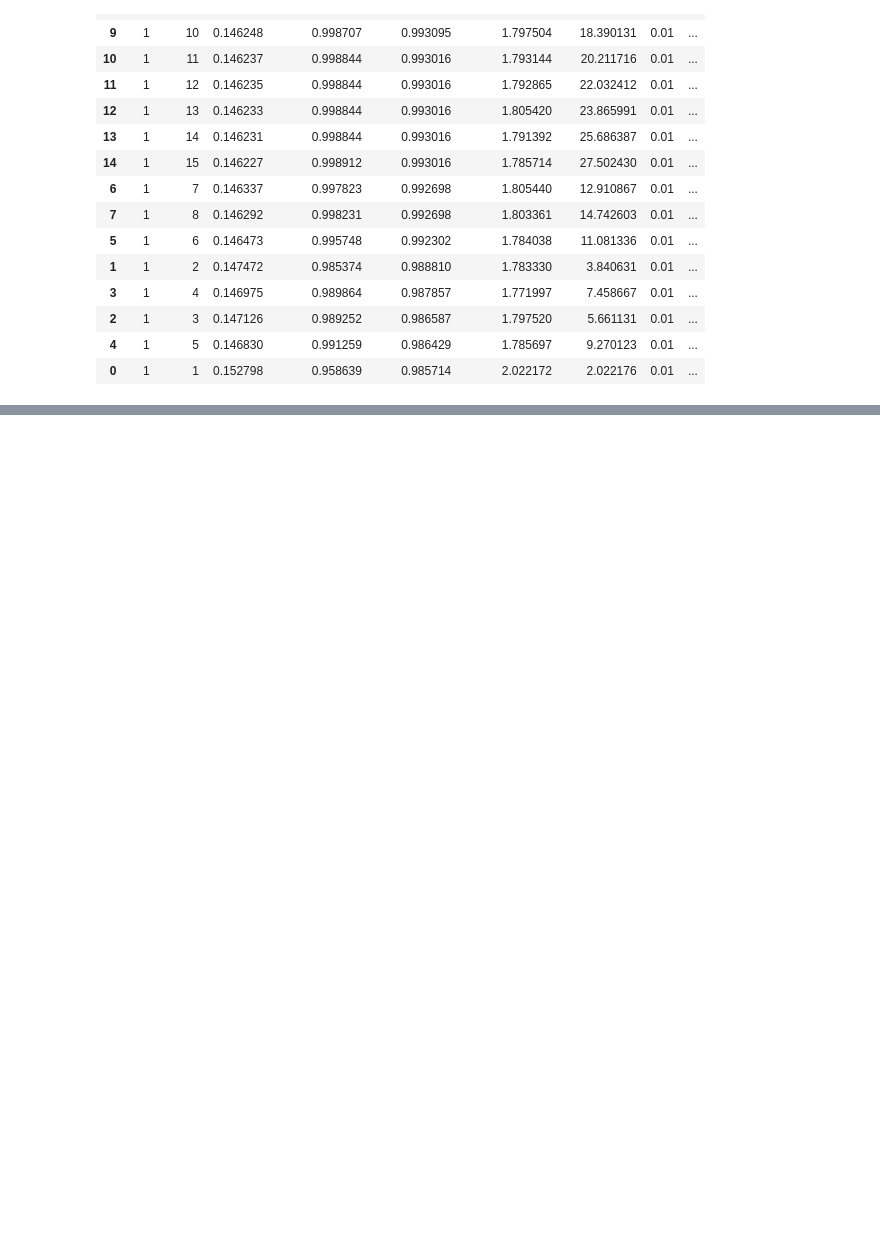
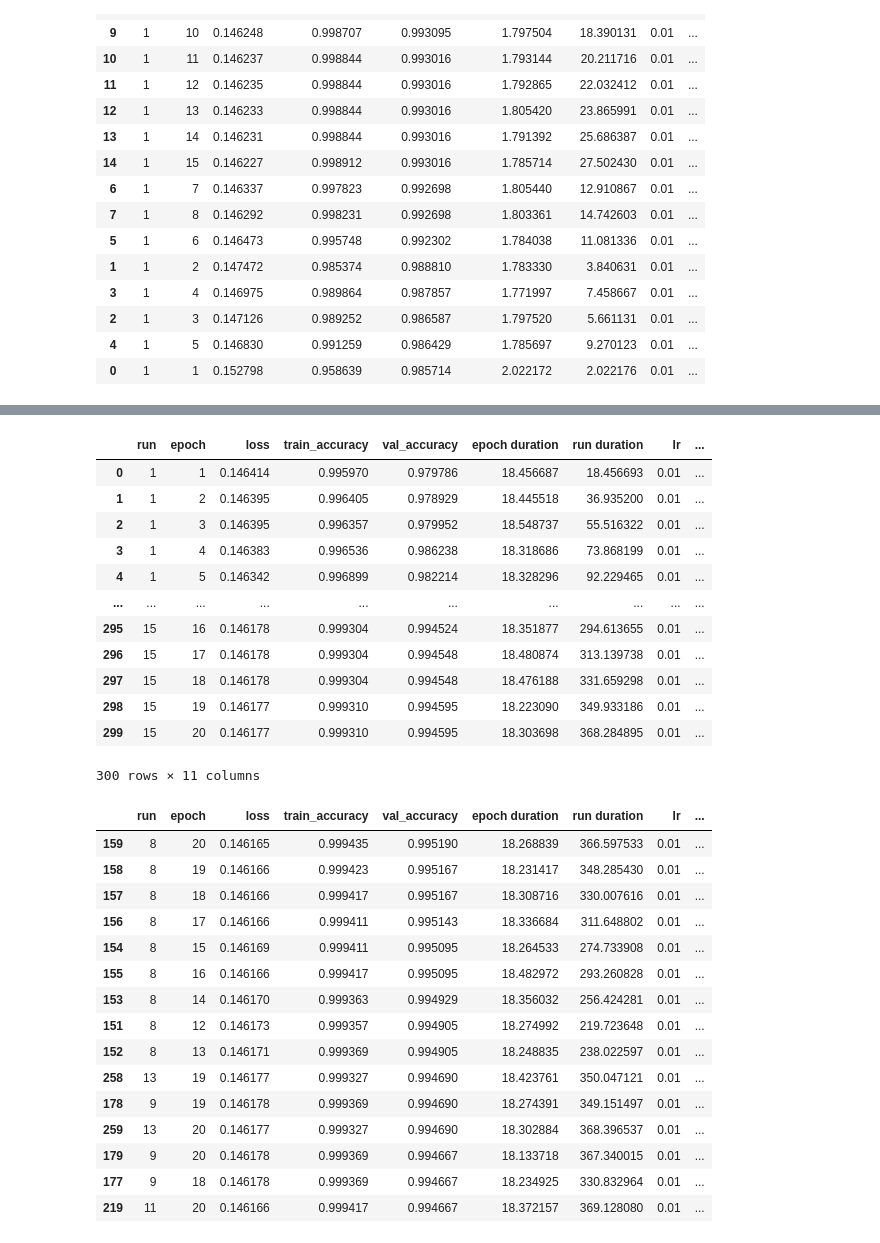
Before and after one commit to vintagedeek/mnist, a Jupyter notebook: kaggle_mnist_cnn_v1_99.ipynb, the cells around one changed output, grey strips where cells are left out. Saved outputs shown, nothing was run; the diff lists cells and outputs as text; code cells hidden in the pictures; blank space fills up the shorter version.

```diff
--- a/kaggle_mnist_cnn_v1_99.ipynb
+++ b/kaggle_mnist_cnn_v1_99.ipynb
@@ -1106,0 +1283,5 @@ pd.DataFrame.from_dict(m.run_data).sort_values('val_accuracy', ascending=False)[
+# %%
+for dx, dy in ((1,0), (-1,0), (0,1), (0,-1)):
+     for image, label in zip(X_train, y_train):
+             X_train_augmented.append(shift_image(image, dx, dy))
+             y_train_augmented.append(label)
@@ -1106,0 +1322,4 @@ pd.DataFrame.from_dict(m.run_data).sort_values('val_accuracy', ascending=False)[
+# %%
+train = train.reshape(168000, 1, 28, 28)
+val = val.reshape(42000, 1, 28, 28)
+test = test.reshape(28000, 1, 28, 28)
@@ -1106,0 +1362,69 @@ pd.DataFrame.from_dict(m.run_data).sort_values('val_accuracy', ascending=False)[
+# %%
+validation_set = val.to(device)
+validation_labels = val_labels.to(device)
+
+params = OrderedDict(
+    lr = [0.01],
+    batch_size = [100],
+    device = ['cuda'],
+    weight_decay = [0.0])
+
+m = RunManager()
+for run in RunBuilder.get_runs(params):
+    for net in models:
+
+        mini_batches = [train[k:k + run.batch_size] for k in range(0, train_labels.shape[0], run.batch_size)]
+        mini_labels = [train_labels[k:k + run.batch_size] for k in range(0, train_labels.shape[0], run.batch_size)]
+        optimizer = optim.Adam(net.parameters(), lr=run.lr, weight_decay=run.weight_decay)
+        scheduler = optim.lr_scheduler.StepLR(optimizer, step_size=5, gamma=0.1)
+
+        m.begin_run(run, net)
+        for epoch in range(20):
+            m.begin_epoch()
+            for b in range(0, len(mini_batches)):
+                images = mini_batches[b].to(device)
+                labels = mini_labels[b].to(device)
+                preds = net(images) # pass batch
+                loss = F.cross_entropy(preds, labels) # calculate loss
+                optimizer.zero_grad() # zero gradients
+                loss.backward() # calculate gradients
+                optimizer.step() # update weights
+
+                m.track_loss(loss)
+                m.track_num_correct(preds, labels)
+            m.track_val_accuracy(net)
+            m.end_epoch()
+            scheduler.step()
+        m.end_run()
+
+pd.DataFrame.from_dict(m.run_data).sort_values('val_accuracy', ascending=False)[0:15]
+# %% [output]
+|  | run | epoch | loss | train_accuracy | val_accuracy | epoch duration | run duration | lr | ... |
+| 0 | 1 | 1 | 0.146414 | 0.995970 | 0.979786 | 18.456687 | 18.456693 | 0.01 | ... |
+| 1 | 1 | 2 | 0.146395 | 0.996405 | 0.978929 | 18.445518 | 36.935200 | 0.01 | ... |
+| 2 | 1 | 3 | 0.146395 | 0.996357 | 0.979952 | 18.548737 | 55.516322 | 0.01 | ... |
+| 3 | 1 | 4 | 0.146383 | 0.996536 | 0.986238 | 18.318686 | 73.868199 | 0.01 | ... |
+| 4 | 1 | 5 | 0.146342 | 0.996899 | 0.982214 | 18.328296 | 92.229465 | 0.01 | ... |
+| ... | ... | ... | ... | ... | ... | ... | ... | ... | ... |
+| 295 | 15 | 16 | 0.146178 | 0.999304 | 0.994524 | 18.351877 | 294.613655 | 0.01 | ... |
+| 296 | 15 | 17 | 0.146178 | 0.999304 | 0.994548 | 18.480874 | 313.139738 | 0.01 | ... |
+| 297 | 15 | 18 | 0.146178 | 0.999304 | 0.994548 | 18.476188 | 331.659298 | 0.01 | ... |
+| 298 | 15 | 19 | 0.146177 | 0.999310 | 0.994595 | 18.223090 | 349.933186 | 0.01 | ... |
+| 299 | 15 | 20 | 0.146177 | 0.999310 | 0.994595 | 18.303698 | 368.284895 | 0.01 | ... |
+300 rows × 11 columns
+|  | run | epoch | loss | train_accuracy | val_accuracy | epoch duration | run duration | lr | ... |
+| 159 | 8 | 20 | 0.146165 | 0.999435 | 0.995190 | 18.268839 | 366.597533 | 0.01 | ... |
+| 158 | 8 | 19 | 0.146166 | 0.999423 | 0.995167 | 18.231417 | 348.285430 | 0.01 | ... |
+| 157 | 8 | 18 | 0.146166 | 0.999417 | 0.995167 | 18.308716 | 330.007616 | 0.01 | ... |
+| 156 | 8 | 17 | 0.146166 | 0.999411 | 0.995143 | 18.336684 | 311.648802 | 0.01 | ... |
+| 154 | 8 | 15 | 0.146169 | 0.999411 | 0.995095 | 18.264533 | 274.733908 | 0.01 | ... |
+| 155 | 8 | 16 | 0.146166 | 0.999417 | 0.995095 | 18.482972 | 293.260828 | 0.01 | ... |
+| 153 | 8 | 14 | 0.146170 | 0.999363 | 0.994929 | 18.356032 | 256.424281 | 0.01 | ... |
+| 151 | 8 | 12 | 0.146173 | 0.999357 | 0.994905 | 18.274992 | 219.723648 | 0.01 | ... |
+| 152 | 8 | 13 | 0.146171 | 0.999369 | 0.994905 | 18.248835 | 238.022597 | 0.01 | ... |
+| 258 | 13 | 19 | 0.146177 | 0.999327 | 0.994690 | 18.423761 | 350.047121 | 0.01 | ... |
+| 178 | 9 | 19 | 0.146178 | 0.999369 | 0.994690 | 18.274391 | 349.151497 | 0.01 | ... |
+| 259 | 13 | 20 | 0.146177 | 0.999327 | 0.994690 | 18.302884 | 368.396537 | 0.01 | ... |
+| 179 | 9 | 20 | 0.146178 | 0.999369 | 0.994667 | 18.133718 | 367.340015 | 0.01 | ... |
+| 177 | 9 | 18 | 0.146178 | 0.999369 | 0.994667 | 18.234925 | 330.832964 | 0.01 | ... |
+| 219 | 11 | 20 | 0.146166 | 0.999417 | 0.994667 | 18.372157 | 369.128080 | 0.01 | ... |
```
Also changed, not shown: parts of 29 cells of this notebook.
